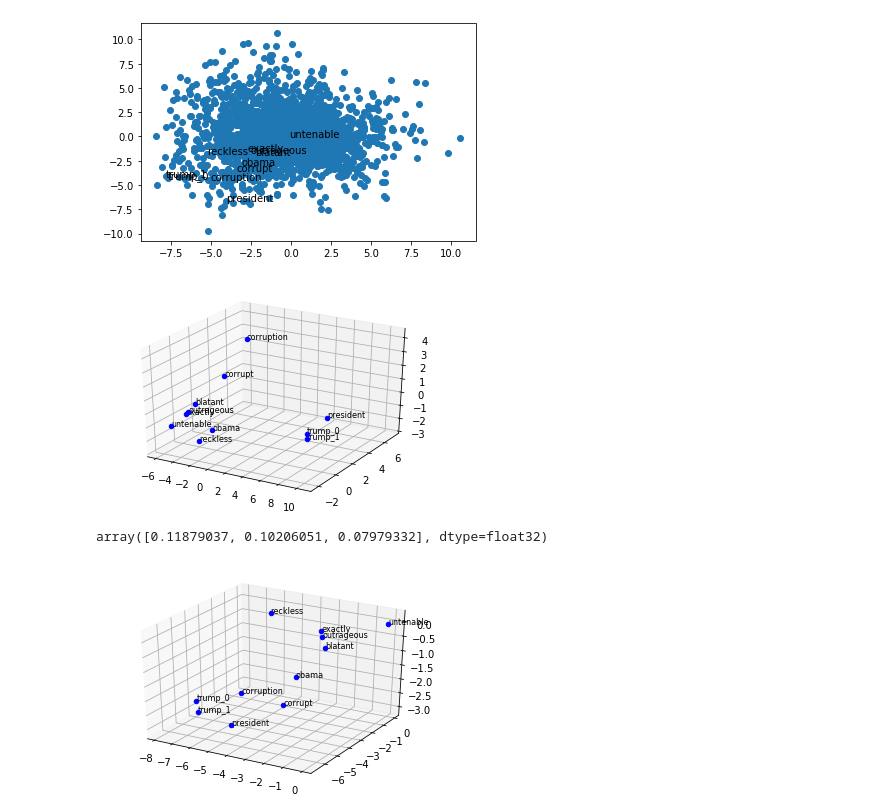
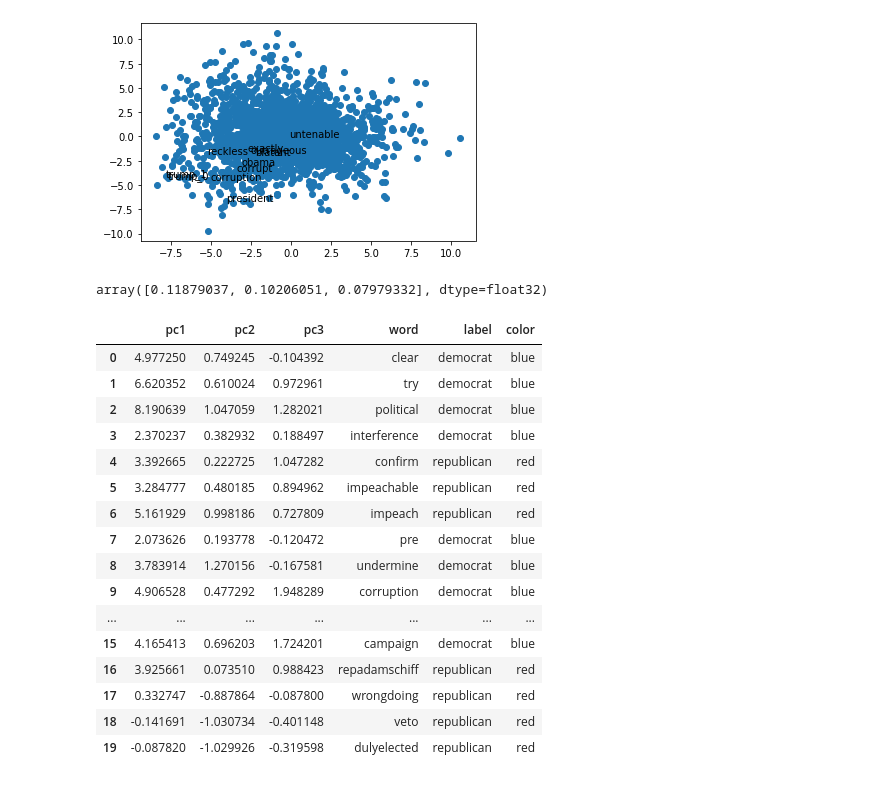
Before and after one commit to MLBurnham/word_embeddings, a Jupyter notebook: Data/word_embeddings.ipynb, the cells around one changed output. Drawn from its saved outputs; the diff is of its cells as text; code cells hidden in the pictures.

```diff
--- a/Data/word_embeddings.ipynb
+++ b/Data/word_embeddings.ipynb
@@ -306,46 +368,43 @@ for i, word in enumerate(rand_model.wv.vocab):
 pyplot.show()
 # %% [output]
 [figure]
-# %%
-# 3d plot with labels
-pca = PCA(n_components=3)
-result = pca.fit_transform(sub_rand_model)
-
-fig = plt.figure()
-ax = fig.add_subplot(111, projection='3d')
-
-for i, word in enumerate(trump0_sim_words):
-    x = result[i,0]
-    y = result[i,1]
-    z = result[i,2]
-    label = word
-    ax.scatter(x, y, z, color='b')
-    ax.text(x, y, z, '%s' % (label), size=8, zorder=1, color='k')
-
-plt.show()
-# %% [output]
-[figure, removed]
 # %%
 pca.explained_variance_ratio_
 # %% [output]
 array([0.11879037, 0.10206051, 0.07979332], dtype=float32)
-# %%
-# 3d plot with labels
-pca = PCA(n_components=3)
-result = pca.fit_transform(rand_model[rand_model.wv.vocab])
-
-fig = plt.figure()
-ax = fig.add_subplot(111, projection='3d')
-
-for i, word in enumerate(rand_model.wv.vocab):
-    if word in trump0_sim_words:
-        x = result[i,0]
-        y = result[i,1]
-        z = result[i,2]
-        label = word
-        ax.scatter(x, y, z, color='b')
-        ax.text(x, y, z, '%s' % (label), size=8, zorder=1, color='k')
-
-plt.show()
-# %% [output]
-[figure, removed]
+# %%
+# change words1 and words2 to a dictionary?
+def pca2df(pcamodel, embedding, dictionary):
+    # convert the pca element to a df
+    pc_df = pd.DataFrame(data = pcamodel, columns = ['pc1', 'pc2', 'pc3'])
+    # add word column to the df
+    pc_df['word'] = [key for key in embedding.wv.vocab]
+    # get a list of unique words from the dictionary
+    words = list(dictionary.keys())
+    words = list(set(words))
+    # keep only components that are in the list of unique words
+    pc_df = pc_df[pc_df['word'].isin(words)].reset_index(drop=True)
+    colors = {'democrat': 'blue', 'republican':'red', 'Both': 'purple', 'A': 'blue', 'B':'red'}
+    pc_df['label'] = pc_df['word'].map(dictionary)
+    pc_df['color'] = [colors[word] for word in pc_df['label']]
+    return pc_df
+# %%
+pca2df(result, ptrump_model, tdict)
+# %% [output]
+|  | pc1 | pc2 | pc3 | word | label | color |
+| 0 | 4.977250 | 0.749245 | -0.104392 | clear | democrat | blue |
+| 1 | 6.620352 | 0.610024 | 0.972961 | try | democrat | blue |
+| 2 | 8.190639 | 1.047059 | 1.282021 | political | democrat | blue |
+| 3 | 2.370237 | 0.382932 | 0.188497 | interference | democrat | blue |
+| 4 | 3.392665 | 0.222725 | 1.047282 | confirm | republican | red |
+| 5 | 3.284777 | 0.480185 | 0.894962 | impeachable | republican | red |
+| 6 | 5.161929 | 0.998186 | 0.727809 | impeach | republican | red |
+| 7 | 2.073626 | 0.193778 | -0.120472 | pre | democrat | blue |
+| 8 | 3.783914 | 1.270156 | -0.167581 | undermine | democrat | blue |
+| 9 | 4.906528 | 0.477292 | 1.948289 | corruption | democrat | blue |
+| ... | ... | ... | ... | ... | ... | ... |
+| 15 | 4.165413 | 0.696203 | 1.724201 | campaign | democrat | blue |
+| 16 | 3.925661 | 0.073510 | 0.988423 | repadamschiff | republican | red |
+| 17 | 0.332747 | -0.887864 | -0.087800 | wrongdoing | republican | red |
+| 18 | -0.141691 | -1.030734 | -0.401148 | veto | republican | red |
+| 19 | -0.087820 | -1.029926 | -0.319598 | dulyelected | republican | red |
```
Also changed, not shown: parts of 12 cells of this notebook, 6 other files.
